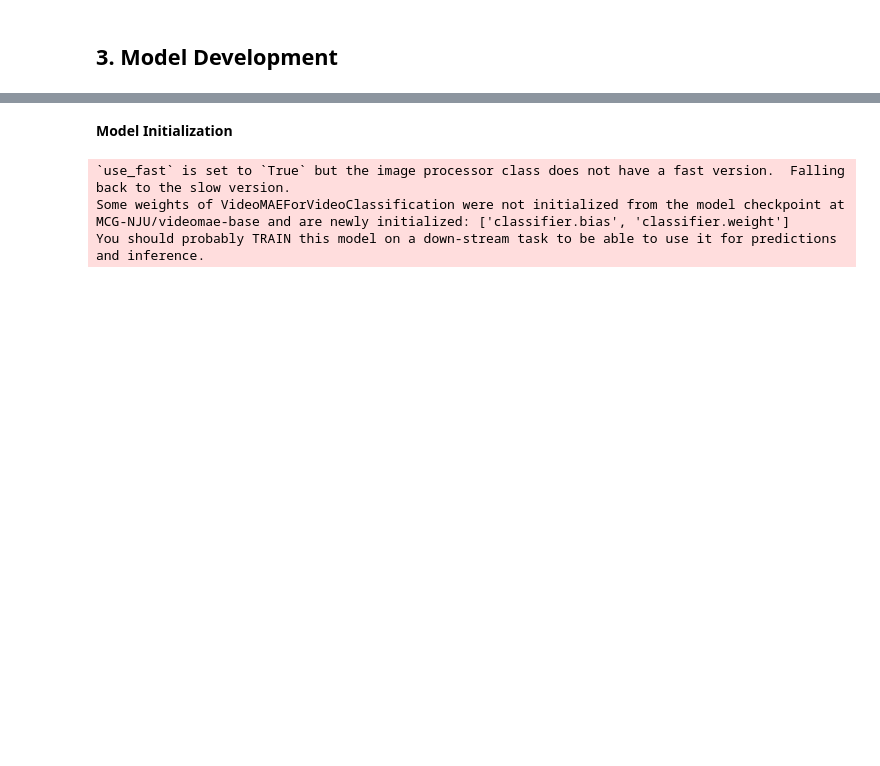
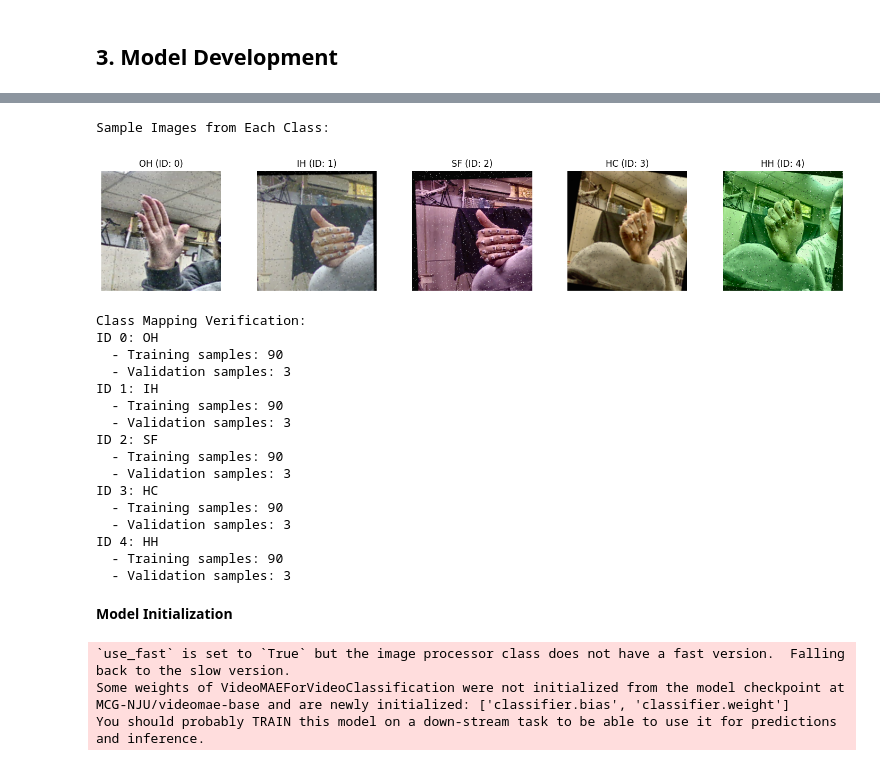
Before and after one commit to jeffrymahbuubi/depth-camera-orbbec, a Jupyter notebook: DEVELOPMENT/notebook/6_hand_action_recognition.ipynb, the cells around one changed output, grey strips where cells are left out. Saved outputs shown, nothing was run; the diff lists cells and outputs as text; code cells hidden in the pictures; blank space fills up the shorter version.

```diff
--- a/DEVELOPMENT/notebook/6_hand_action_recognition.ipynb
+++ b/DEVELOPMENT/notebook/6_hand_action_recognition.ipynb
@@ -1406,3 +1648,82 @@ id2label = {idx: lab for lab, idx in label2id.items()}
+# %%
+import matplotlib.pyplot as plt
+import random
+from collections import Counter
+
+# Function to visualize sample images for each class
+def visualize_class_samples(dataset, id2label):
+    plt.figure(figsize=(18, 10))  # Wider figure to accommodate all samples
+
+    for class_id in range(len(id2label)):
+        # Get examples for this class
+        class_examples = [i for i, label in enumerate(dataset["label"]) if label == class_id]
+
+        if not class_examples:
+            continue
+
+        # Select a random example
+        sample_idx = random.choice(class_examples)
+
+        # Load the sample image
+        sample_path = dataset["image_path"][sample_idx]
+        sample = np.load(sample_path)
+
+        # For 4D arrays (video data), take the middle frame
+        if len(sample.shape) == 4:
+            middle_frame = sample.shape[0] // 2
+            sample = sample[middle_frame]
+
+        # Plot the sample
+        plt.subplot(1, len(id2label), class_id + 1)
+
+        # Handle different image formats (RGB, grayscale, etc.)
+        if len(sample.shape) == 3 and sample.shape[2] == 3:
+            plt.imshow(sample)
+        elif len(sample.shape) == 2 or (len(sample.shape) == 3 and sample.shape[2] == 1):
+            plt.imshow(sample, cmap='gray')
+
+        plt.title(f"{id2label[class_id]} (ID: {class_id})")
+        plt.axis('off')
+
+    plt.subplots_adjust(wspace=0.3)  # Add more space between subplots
+    plt.show()
+
+# Visualize a sample from each class
+print("\nSample Images from Each Class:")
+visualize_class_samples(train_ds, id2label)
+
+# Print explicit mapping for verification
+print("\nClass Mapping Verification:")
+for i in range(len(id2label)):
+    class_name = id2label[i]
+    print(f"ID {i}: {class_name}")
+
+    # Count samples for this class in training set
+    train_count = sum(1 for label in train_ds["label"] if label == i)
+    print(f"  - Training samples: {train_count}")
+
+    # Count samples for this class in validation set
+    val_count = sum(1 for label in val_ds["label"] if label == i)
+    print(f"  - Validation samples: {val_count}")
+# %% [output]
+Sample Images from Each Class:
+[figure, added]
+Class Mapping Verification:
+ID 0: OH
+  - Training samples: 90
+  - Validation samples: 3
+ID 1: IH
+  - Training samples: 90
+  - Validation samples: 3
+ID 2: SF
+  - Training samples: 90
+  - Validation samples: 3
+ID 3: HC
+  - Training samples: 90
+  - Validation samples: 3
+ID 4: HH
+  - Training samples: 90
+  - Validation samples: 3
 # %% [markdown]
 **Model Initialization**
 # %%
```
Also changed, not shown: parts of 21 cells of this notebook.
